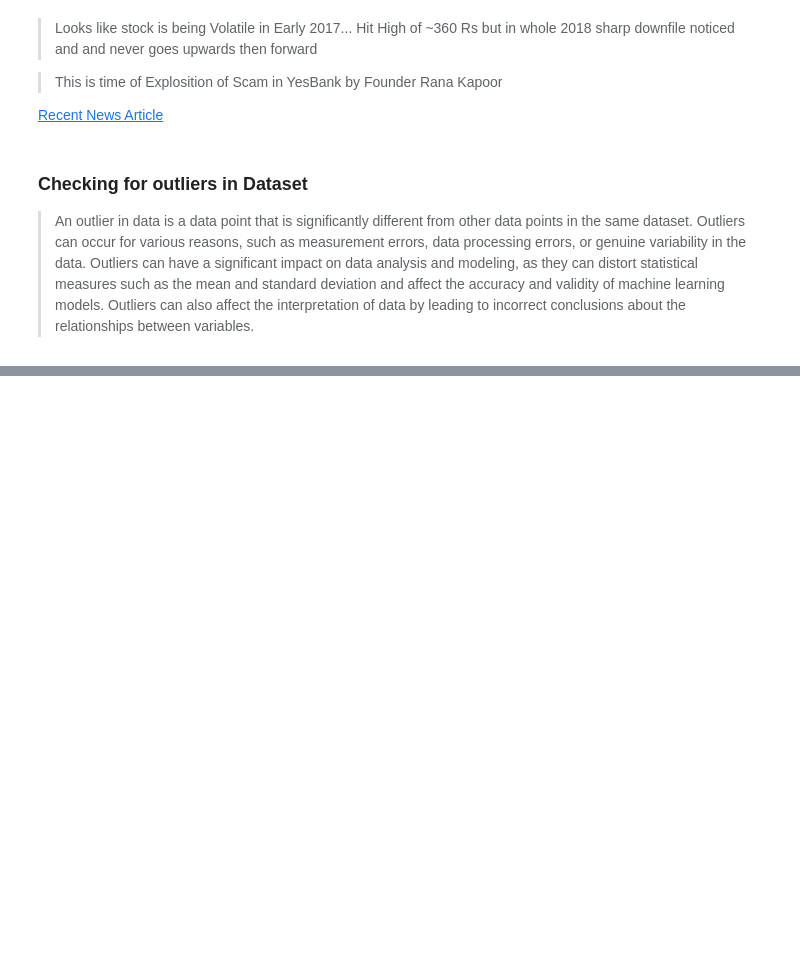
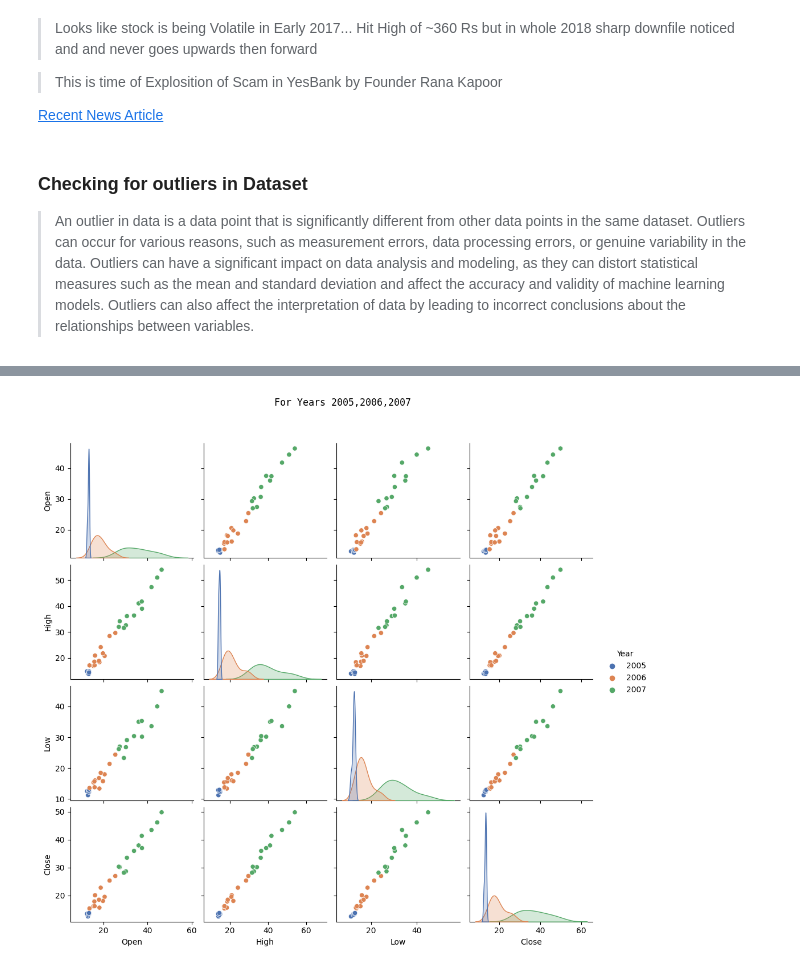
Before and after one commit to gaurav4601/capstoneproject2, a Jupyter notebook: Yes_Bank_Price_ML_Project_Regression.ipynb, the cells around one changed output, grey strips where cells are left out. Saved outputs shown, nothing was run; the diff lists cells and outputs as text; code cells hidden in the pictures; blank space fills up the shorter version.

```diff
--- a/Yes_Bank_Price_ML_Project_Regression.ipynb
+++ b/Yes_Bank_Price_ML_Project_Regression.ipynb
@@ -356,0 +575,25 @@ fig.show()
+# %%
+def pairplot(year=list(df.Year.unique())):
+  '''expected list of year as argument and return pairplot for that period'''
+
+  # pairplot
+  sns.pairplot(df[df['Year'].isin(year)],vars=['Open', 'High', 'Low', 'Close'],hue='Year',palette='deep')
+
+
+
+  title_font = {'size': '20', 'color': 'Black', 'weight': 'bold', 'verticalalignment': 'middle'}
+  title = 'For Years '+ ','.join([str(x) for x in year])
+  plt.suptitle(title,fontdict=title_font,horizontalalignment='center',fontfamily='monospace')
+
+
+
+  # add top margin to the plot
+  plt.subplots_adjust(top=0.9)
+
+  plt.show()
+  # df
+# %%
+#understanding relatioship between the columns in initial year
+pairplot([2005,2006,2007])
+# %% [output]
+[figure, added]
```
Also changed, not shown: parts of 33 cells of this notebook.
